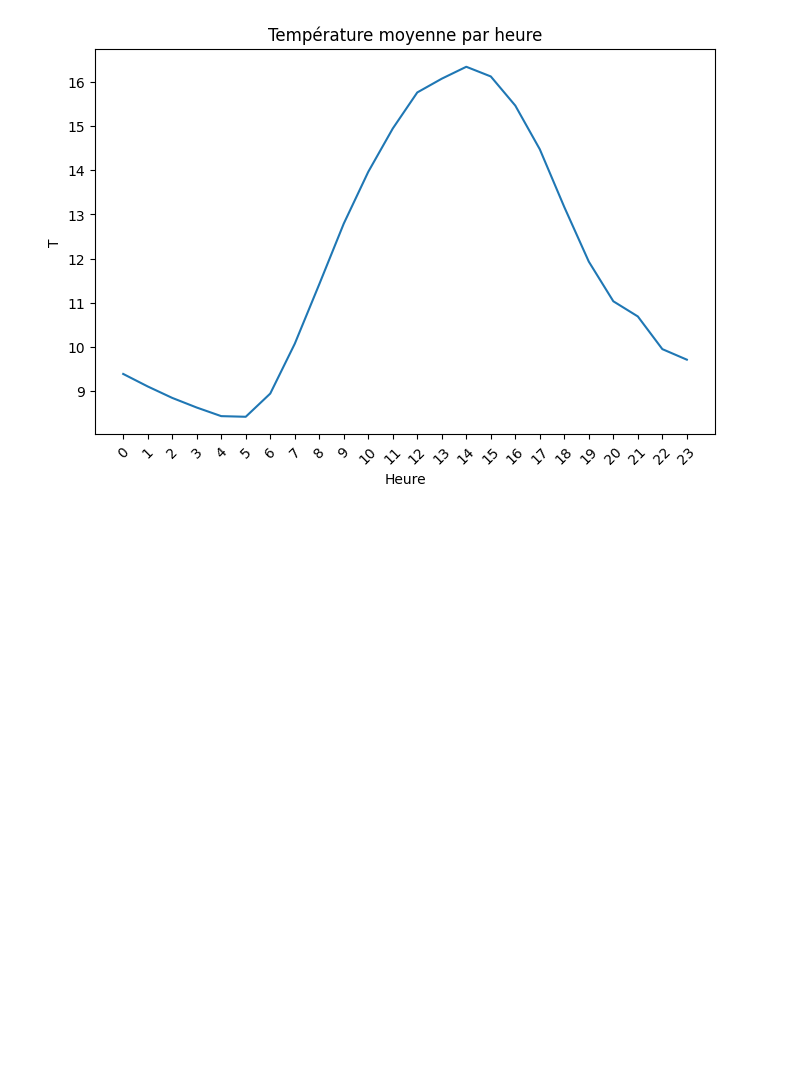
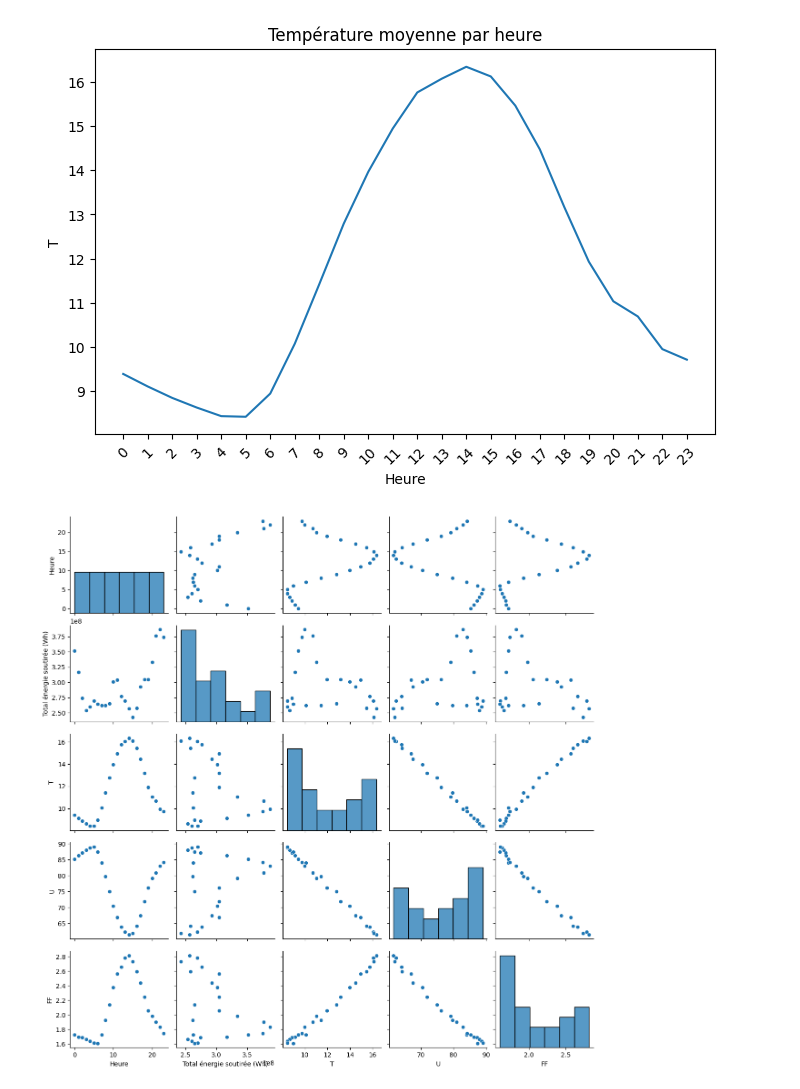
Before and after one commit to guigui-guigs/EnergyConsumptionPrediction, a Jupyter notebook: data_viz.ipynb, the cells around one changed output. Saved outputs shown, nothing was run; the diff lists cells and outputs as text; code cells hidden in the pictures; blank space fills up the shorter version.

Commit message:
Ajout pairplots

```diff
--- a/data_viz.ipynb
+++ b/data_viz.ipynb
@@ -165,3 +165,7 @@ plt.title("Température moyenne par heure");
 plt.xticks([i for i in range(0,24)], rotation=45);
 # %% [output]
 [figure]
+# %%
+sns.pairplot(df_conso_elec_meteo_grouped_heure[['Heure', 'Total énergie soutirée (Wh)', 'T', 'U', 'FF']]);
+# %% [output]
+[figure, added]
```
Also changed, not shown: parts of 1 cell of this notebook.
